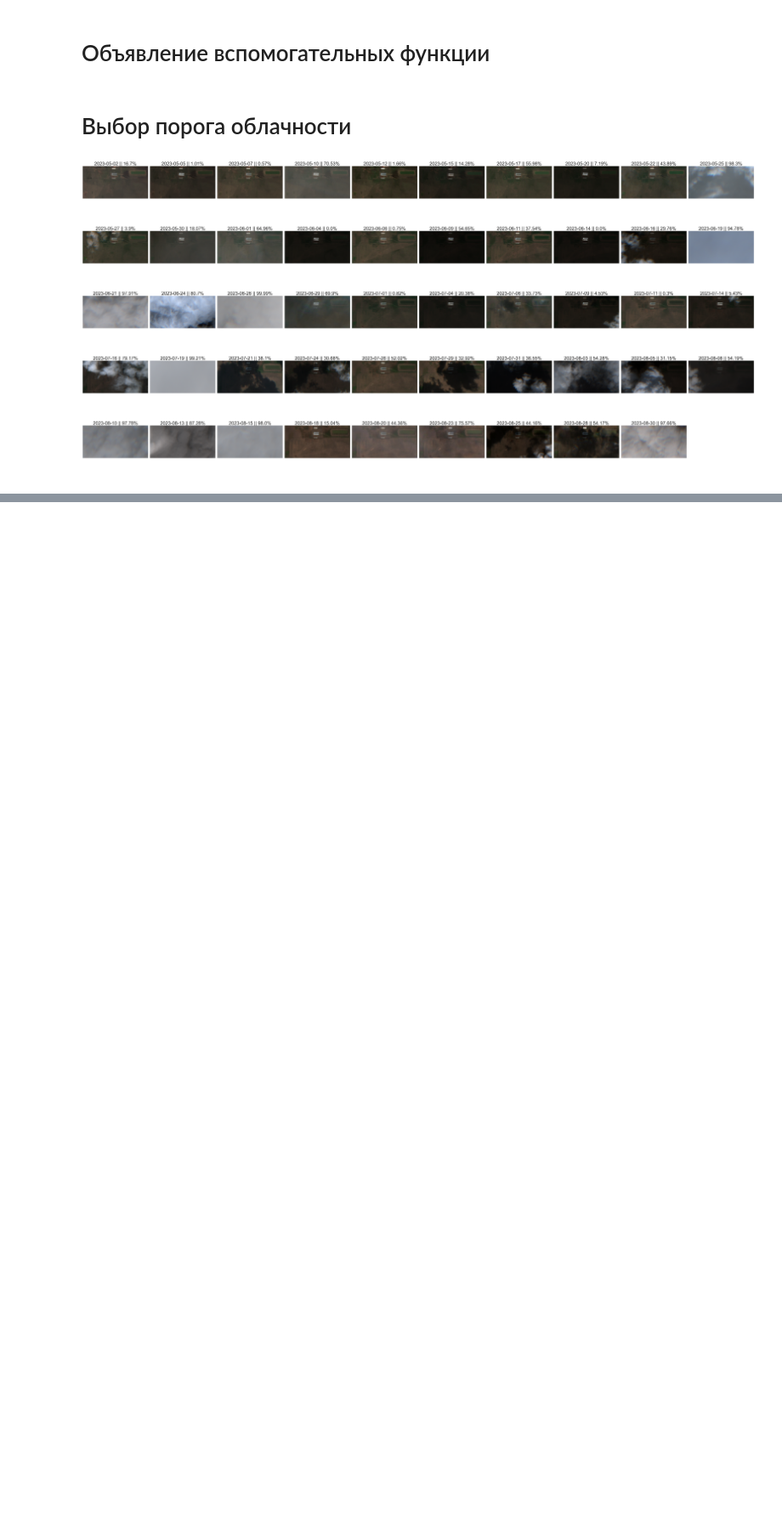
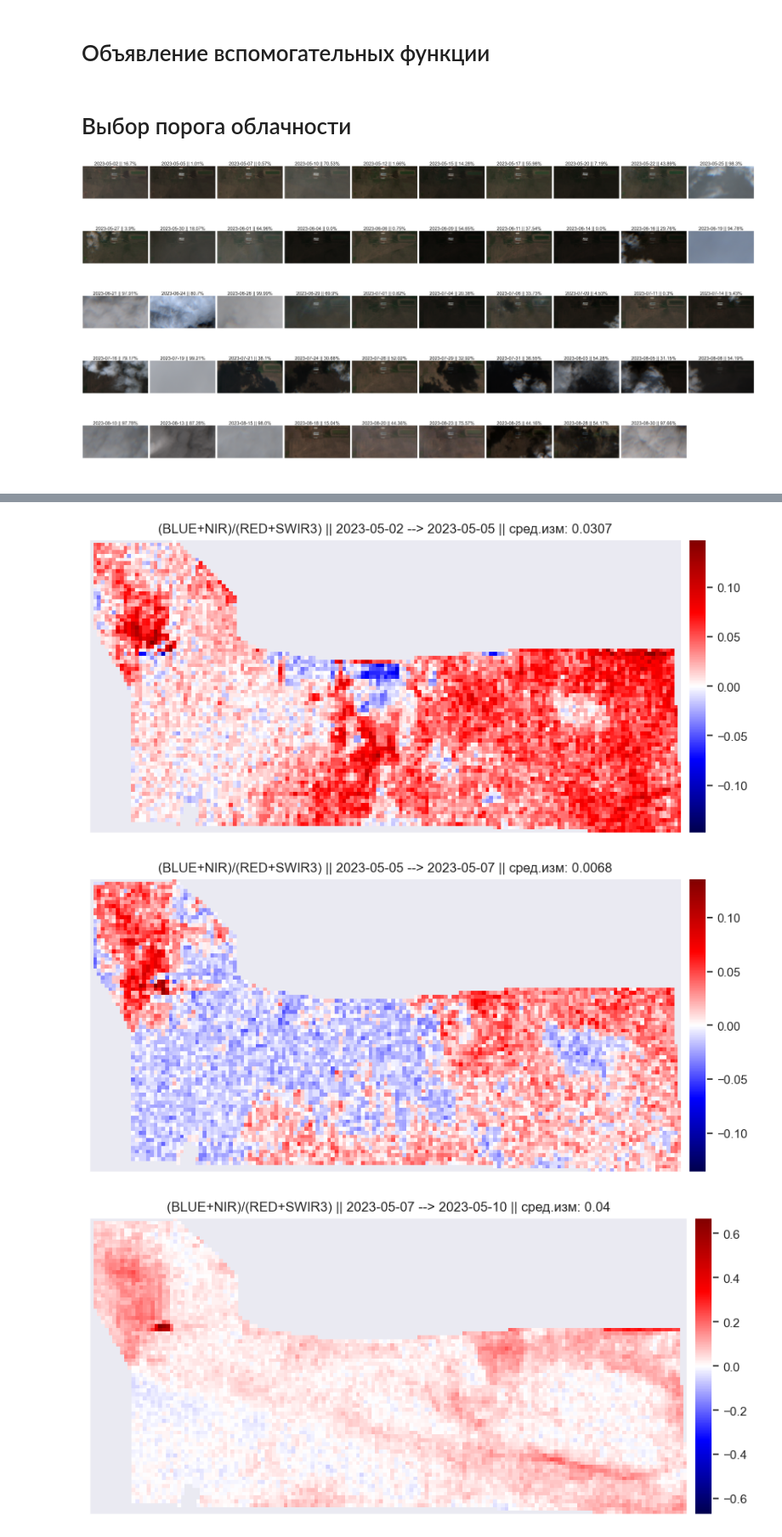
Before and after one commit to Yerlan999/CowsGPSTracker-KazATU, a Jupyter notebook: new_modules/SentinelHub Based Analysis (Sentinel 2 - L2A) (2023).ipynb, the cells around one changed output, grey strips where cells are left out. Shown at 85% size. Cells and saved outputs as stored; diff of their text form; code cells hidden in the pictures; blank space fills up the shorter version.

```diff
--- a/new_modules/SentinelHub Based Analysis (Sentinel 2 - L2A) (2023).ipynb
+++ b/new_modules/SentinelHub Based Analysis (Sentinel 2 - L2A) (2023).ipynb
@@ -786,30 +783,0 @@ ep.plot_bands(days_diff, title=f"{input_text} || {day_previous} --> {day_next} |
-# %%
-indices_dict = {}
-
-for date_chosen in ["2023-05-17", "2023-05-20", "2023-05-22"]:
-
-    image_date = clear_date_dict[date_chosen]
-    get_all_bands()
-    precision = 4
-    general_info = f"|| {date_chosen} || SZA: {str(round(SZA, precision))}, VZA: {str(round(VZM, precision))} || Level: {data_collection.processing_level}"
-
-    input_text = "(BLUE+NIR)/(RED+SWIR3)"
-#     input_text = "NIR"
-
-    test_index = eval(input_text)
-
-    test_thresh = test_index.min()
-    # test_thresh = (test_index.max() + test_index.min())/2
-
-    test_filter = test_index >= test_thresh; test_mask = ~test_filter
-    test_meet = ma.masked_array(test_index, mask=test_mask)
-
-    inverted_NIR = ~ (NIR == 1)
-    test_meet = ma.masked_array(test_meet, mask=inverted_NIR)
-
-    # lower_bound = -1;  upper_bound = 1
-    lower_bound = test_meet.min(); upper_bound = test_meet.max()
-#     show_real_pasture()
-    show_pasture_index(test_meet, lower_bound, upper_bound, show_hists=False, save_excel=False, show_index=True, show_table=True)
-
-    indices_dict[date_chosen] = test_meet
@@ -860,0 +1005,13 @@ ep.plot_bands(days_diff, title=f"{input_text} || {day_previous} --> {day_next} |
+# %%
+zagon = 0
+day_change_diff_list = []
+
+for day_previous, day_next in pairwise(result_slice.keys()):
+    if day_previous and day_next:
+        days_diff = change_difference(indices_dict[day_next] - indices_dict[day_previous], zagon)
+        ep.plot_bands(days_diff, title=f"{input_text} || {day_previous} --> {day_next} || сред.изм: {round(days_diff.mean(),precision)}", cmap="seismic", vmin=-np.max(np.abs(days_diff)), vmax=np.max(np.abs(days_diff)), figsize=(10, 14))
+        day_change_diff_list.append(days_diff.mean())
+# %% [output]
+[figure, added]
+[figure, added]
+[figure, added]
```
Also changed, not shown: parts of 42 cells of this notebook, 3 other files.
